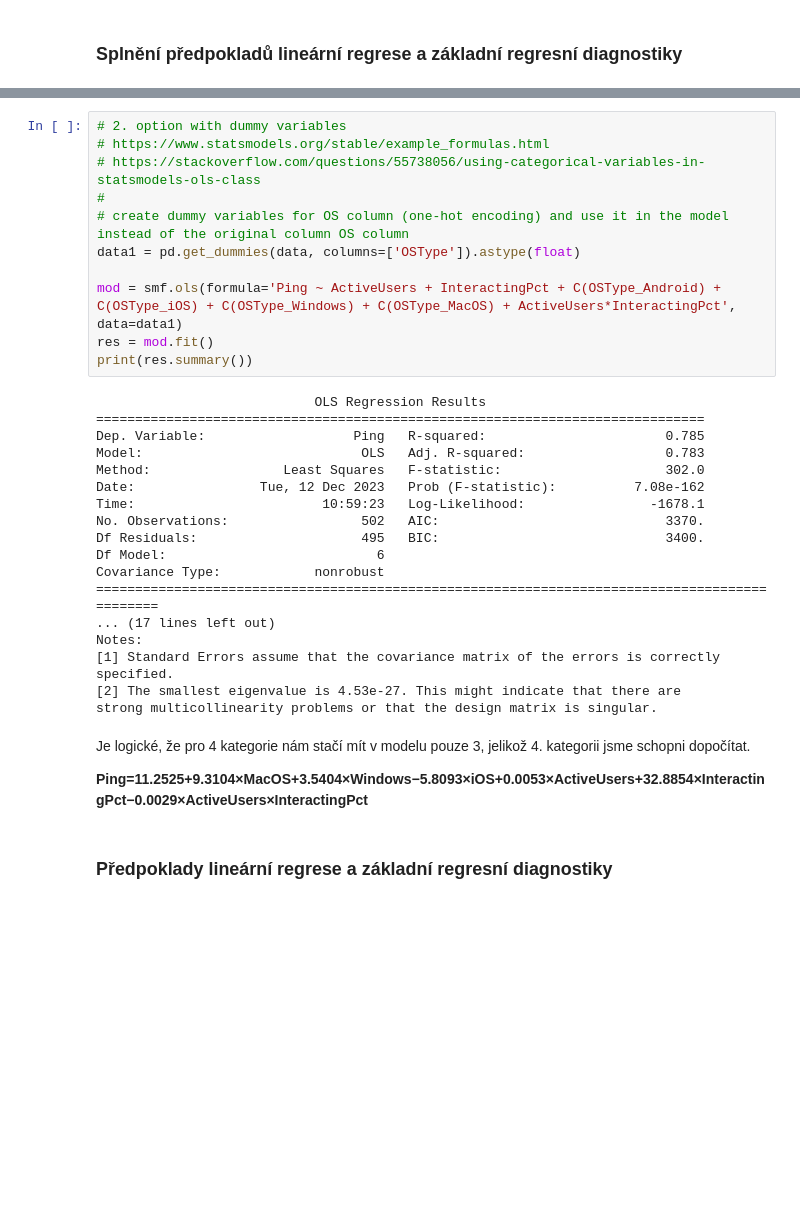
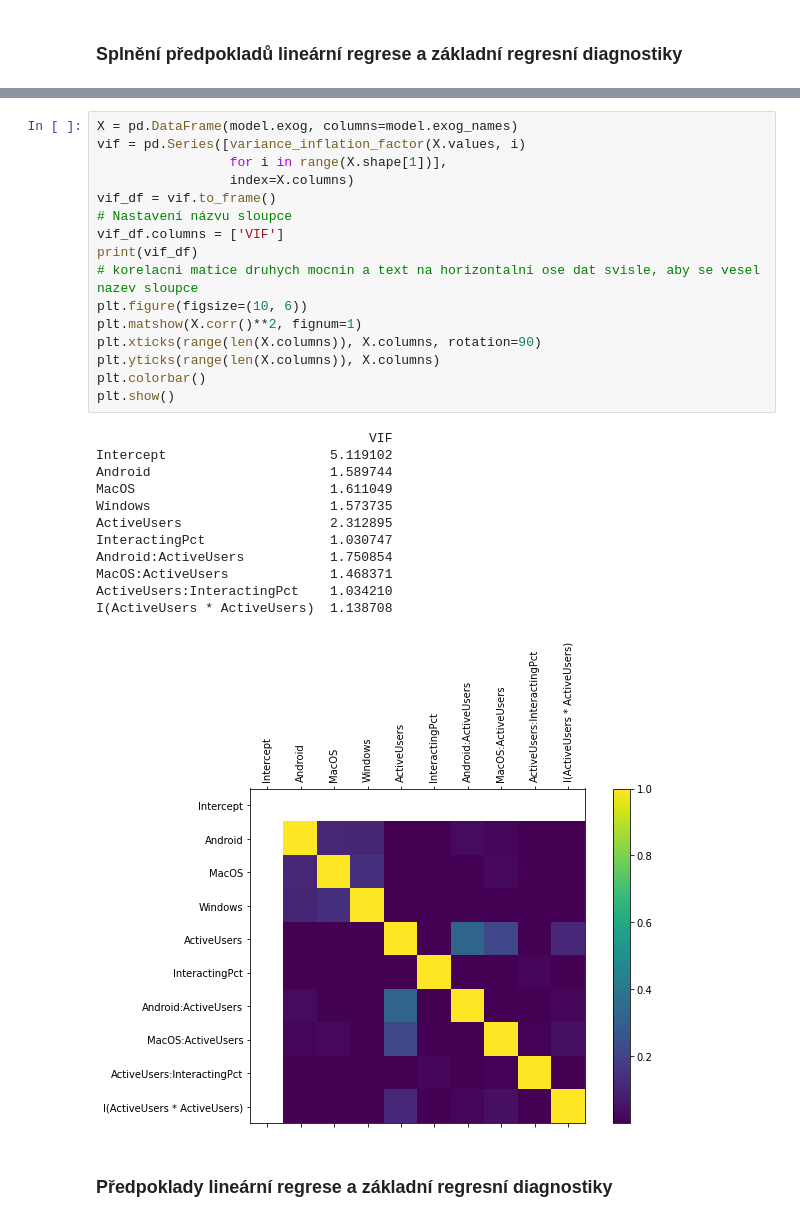
Before and after one commit to Filda99/FIT-MSP, a Jupyter notebook: Proj2/msp_proj2.ipynb, the cells around one changed output, grey strips where cells are left out. Saved outputs shown, nothing was run; the diff lists cells and outputs as text; blank space fills up the shorter version.

```diff
--- a/Proj2/msp_proj2.ipynb
+++ b/Proj2/msp_proj2.ipynb
@@ -437,36 +602,32 @@ strong multicollinearity or other numerical problems.
-# %%
-# 2. option with dummy variables
-# https://www.statsmodels.org/stable/example_formulas.html
-# https://stackoverflow.com/questions/55738056/using-categorical-variables-in-statsmodels-ols-class
-#
-# create dummy variables for OS column (one-hot encoding) and use it in the model instead of the original column OS column
-data1 = pd.get_dummies(data, columns=['OSType']).astype(float)
-
-mod = smf.ols(formula='Ping ~ ActiveUsers + InteractingPct + C(OSType_Android) + C(OSType_iOS) + C(OSType_Windows) + C(OSType_MacOS) + ActiveUsers*InteractingPct', data=data1)
-res = mod.fit()
-print(res.summary())
-# %% [output]
-                            OLS Regression Results
-==============================================================================
-Dep. Variable:                   Ping   R-squared:                       0.785
-Model:                            OLS   Adj. R-squared:                  0.783
-Method:                 Least Squares   F-statistic:                     302.0
-Date:                Tue, 12 Dec 2023   Prob (F-statistic):          7.08e-162
-Time:                        10:59:23   Log-Likelihood:                -1678.1
-No. Observations:                 502   AIC:                             3370.
-Df Residuals:                     495   BIC:                             3400.
-Df Model:                           6
-Covariance Type:            nonrobust
-==============================================================================================
-... (17 lines left out)
-Notes:
-[1] Standard Errors assume that the covariance matrix of the errors is correctly specified.
-[2] The smallest eigenvalue is 4.53e-27. This might indicate that there are
-strong multicollinearity problems or that the design matrix is singular.
-# %% [markdown]
-Je logické, že pro 4 kategorie nám stačí mít v modelu pouze 3, jelikož 4. kategorii jsme schopni dopočítat.
-
-**Ping=11.2525+9.3104×MacOS+3.5404×Windows−5.8093×iOS+0.0053×ActiveUsers+32.8854×InteractingPct−0.0029×ActiveUsers×InteractingPct**
+# %%
+X = pd.DataFrame(model.exog, columns=model.exog_names)
+vif = pd.Series([variance_inflation_factor(X.values, i)
+                 for i in range(X.shape[1])],
+                 index=X.columns)
+vif_df = vif.to_frame()
+# Nastavení názvu sloupce
+vif_df.columns = ['VIF']
+print(vif_df)
+# korelacni matice druhych mocnin a text na horizontalni ose dat svisle, aby se vesel nazev sloupce
+plt.figure(figsize=(10, 6))
+plt.matshow(X.corr()**2, fignum=1)
+plt.xticks(range(len(X.columns)), X.columns, rotation=90)
+plt.yticks(range(len(X.columns)), X.columns)
+plt.colorbar()
+plt.show()
+# %% [output]
+                                   VIF
+Intercept                     5.119102
+Android                       1.589744
+MacOS                         1.611049
+Windows                       1.573735
+ActiveUsers                   2.312895
+InteractingPct                1.030747
+Android:ActiveUsers           1.750854
+MacOS:ActiveUsers             1.468371
+ActiveUsers:InteractingPct    1.034210
+I(ActiveUsers * ActiveUsers)  1.138708
+[figure, added]
 # %% [markdown]
 ### Předpoklady lineární regrese a základní regresní diagnostiky
 # %% [markdown]
```
Also changed, not shown: parts of 27 cells of this notebook.
